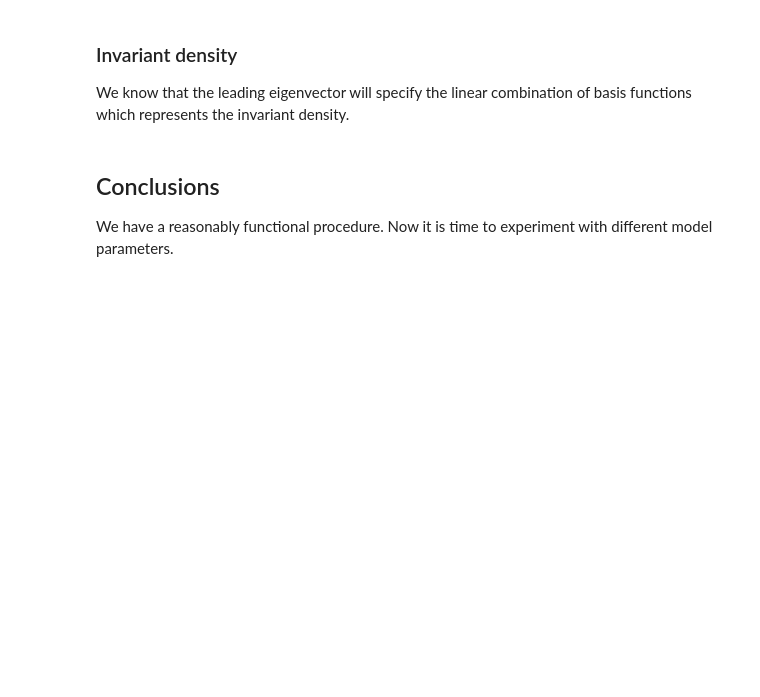
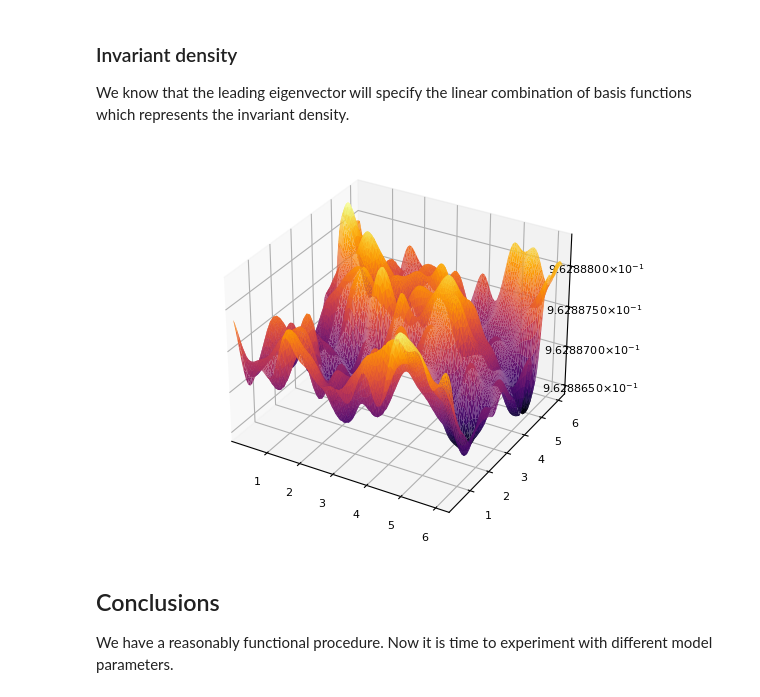
Before and after one commit to rcushen/thesis, a Jupyter notebook: Simulation #1.ipynb, the cells around one changed output. Cells and saved outputs as stored; diff of their text form; code cells hidden in the pictures; blank space fills up the shorter version.

```diff
--- a/Simulation #1.ipynb
+++ b/Simulation #1.ipynb
@@ -98,7 +111,7 @@ $$
 $$
 we will also need an approximate Lebesgue measure for the integral with respect to $\mathrm{d}x$. This will be some weighted combination of all the datapoints (since they are not uniformly spaced), subject to the constraint that obviously each basis function should integrate to a constant $C$. We can estimate these weights $w$ using nonnegative least squares, though this will first require an evaluation matrix $\Phi$ on the sample according to the basis functions.
 # %%
-Φ = evaluate_phi(sample, basis_locs, φ, ϵ);
+Φ = evaluate_phi(s, basis_locs, φ, ϵ);
 # %%
 C = c * ones(n_bases);
 x_av = (range^2)/n_bases;
@@ -107,5 +118,5 @@ k = 10;
 # %%
-w, residual, objvalue = nnlsq_pen_weighted(Φ, C, x_av, 0.01, 10);
+w, residual, objvalue = nnlsq_pen(Φ, C, x_av, 0.01);
 # %% [output]
 Academic license - for non-commercial use only - expires 2021-08-05
 Warning for adding constraints: zero or small (< 1e-13) coefficients, ignored
@@ -147,7 +154,7 @@ $$
 $$
 The weights $\gamma_i$ will be calculated as the integrals of $\varphi_{y_j}$ over a Voronoi tesselation of the basis functions $\varphi_i$, scaled according to weights $c_i = \frac{1}{C}$.
 # %%
-X = sample;
+X = s;
 Y = S(X; map_type="standard");
 # %%
 Ξ = integrate_phiy(Y, basis_locs, range, 100, ϵ);
@@ -226,9 +233,11 @@ We know that the leading eigenvector will specify the linear combination of basi
 # %%
 α = real.(Λ[:,1]);
 # %%
-s = basis_combination(grid, basis_locs, φ, ϵ, α);
+id = basis_combination(grid, basis_locs, φ, ϵ, α);
 # %%
-surface(grid[:,1], grid[:,2], s)
+surface(grid[:,1], grid[:,2], id; legend=false)
+# %% [output]
+[figure, added]
 # %% [markdown]
 ## Conclusions
 We have a reasonably functional procedure. Now it is time to experiment with different model parameters.
```
Also changed, not shown: parts of 26 cells of this notebook, 1 other file.
